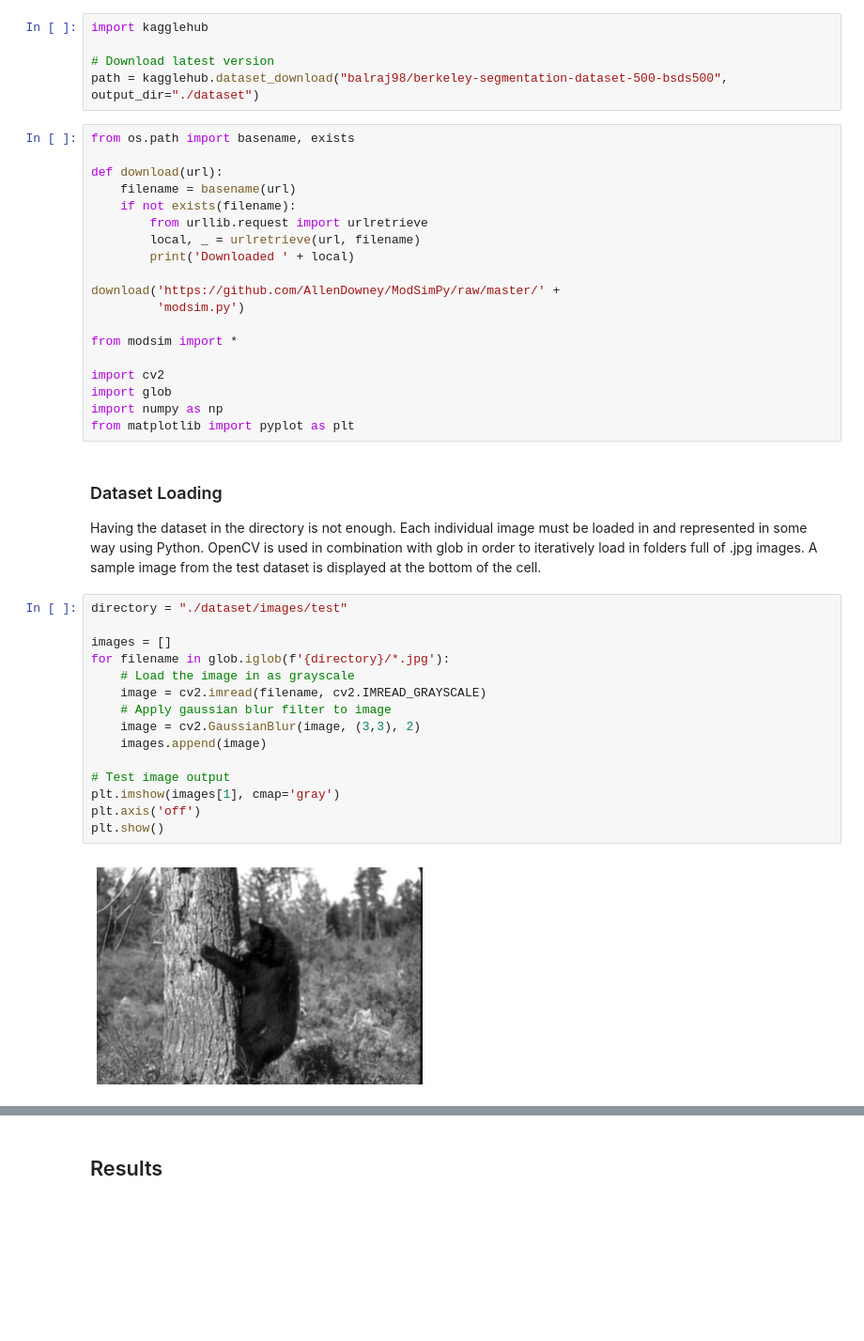
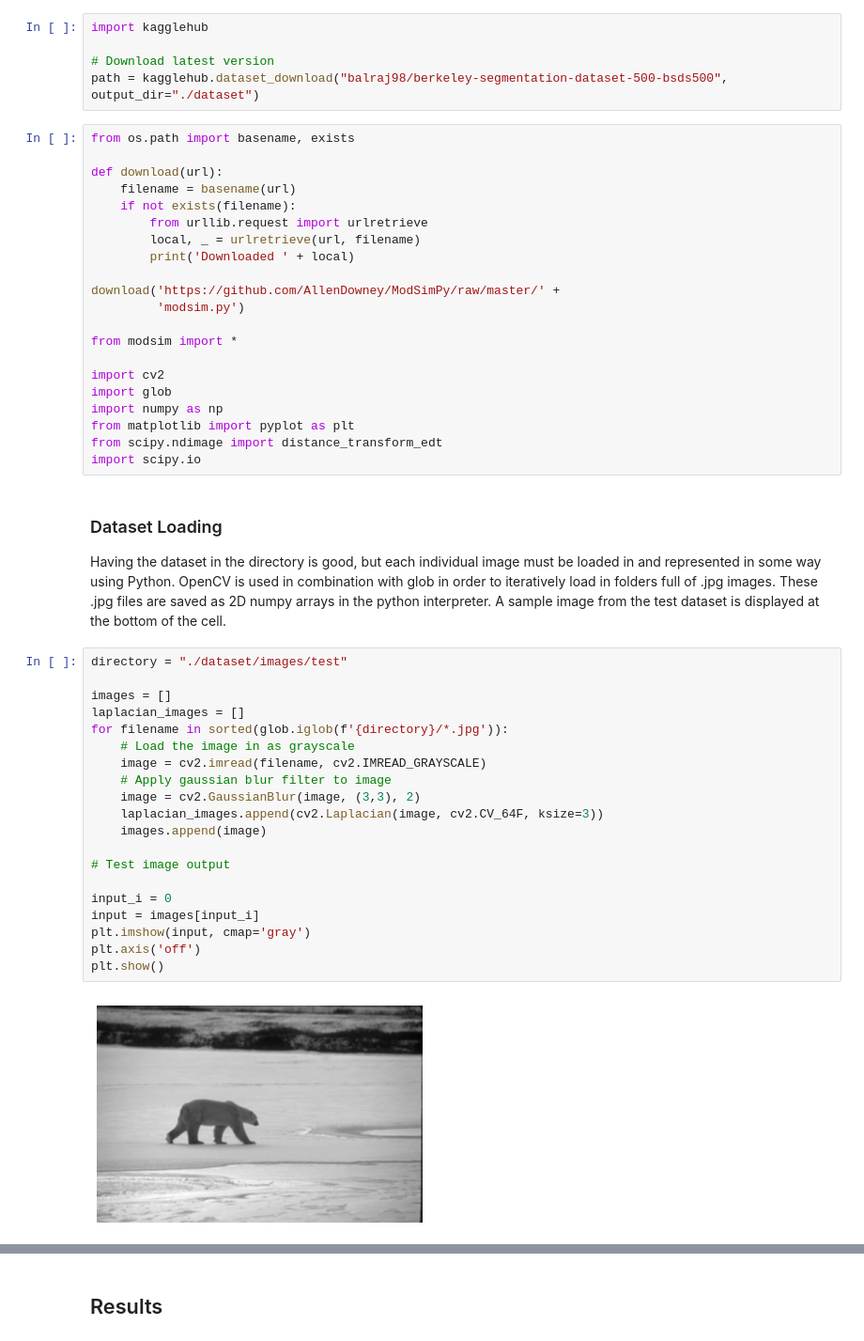
Before and after one commit to gradybos/bipolar-cell-simulation, a Jupyter notebook: display.ipynb, the cells around one changed output, grey strips where cells are left out. Shown at 94% size. Saved outputs shown, nothing was run; the diff lists cells and outputs as text; blank space fills up the shorter version.

```diff
--- a/display.ipynb
+++ b/display.ipynb
@@ -31,25 +47,32 @@ import cv2
 import glob
 import numpy as np
 from matplotlib import pyplot as plt
+from scipy.ndimage import distance_transform_edt
+import scipy.io
 # %% [markdown]
 ### Dataset Loading
-Having the dataset in the directory is not enough. Each individual image must be loaded in and represented in some way using Python. OpenCV is used in combination with glob in order to iteratively load in folders full of .jpg images. A sample image from the test dataset is displayed at the bottom of the cell.
+Having the dataset in the directory is good, but each individual image must be loaded in and represented in some way using Python. OpenCV is used in combination with glob in order to iteratively load in folders full of .jpg images. These .jpg files are saved as 2D numpy arrays in the python interpreter. A sample image from the test dataset is displayed at the bottom of the cell.
 # %%
 directory = "./dataset/images/test"
 
 images = []
-for filename in glob.iglob(f'{directory}/*.jpg'):
+laplacian_images = []
+for filename in sorted(glob.iglob(f'{directory}/*.jpg')):
     # Load the image in as grayscale
     image = cv2.imread(filename, cv2.IMREAD_GRAYSCALE)
     # Apply gaussian blur filter to image
     image = cv2.GaussianBlur(image, (3,3), 2)
+    laplacian_images.append(cv2.Laplacian(image, cv2.CV_64F, ksize=3))
     images.append(image)
 
 # Test image output
-plt.imshow(images[1], cmap='gray')
+
+input_i = 0
+input = images[input_i]
+plt.imshow(input, cmap='gray')
 plt.axis('off')
 plt.show()
 # %% [output]
-[figure, old version]
+[figure, new version]
 # %% [markdown]
 ### Model Testing
```
Also changed, not shown: parts of 15 cells of this notebook.
